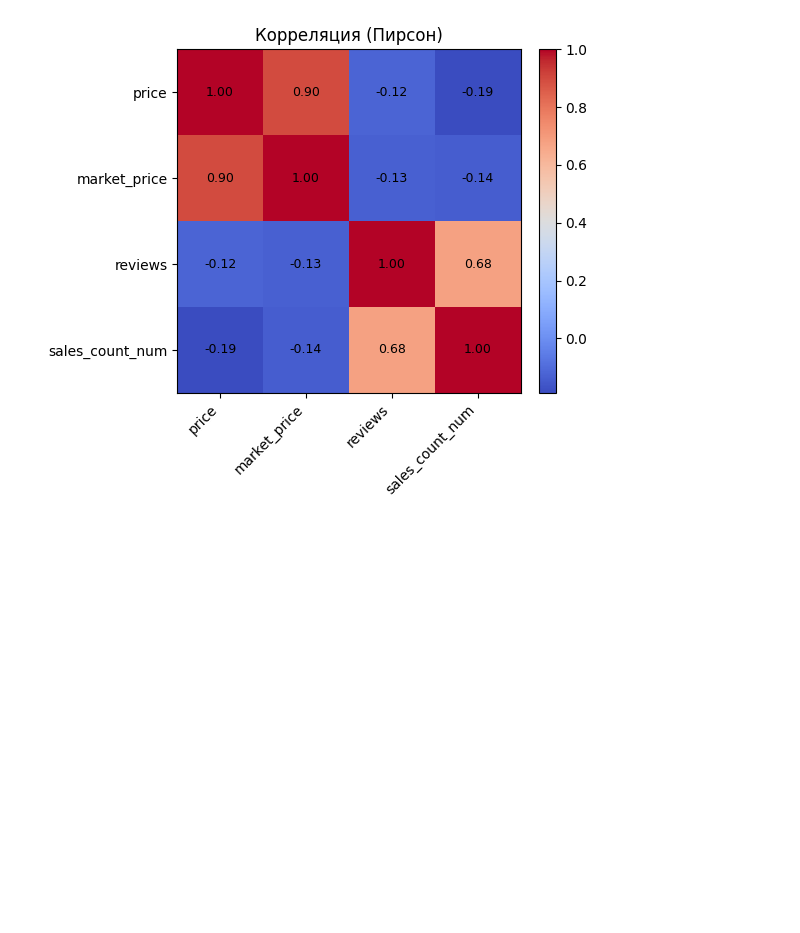
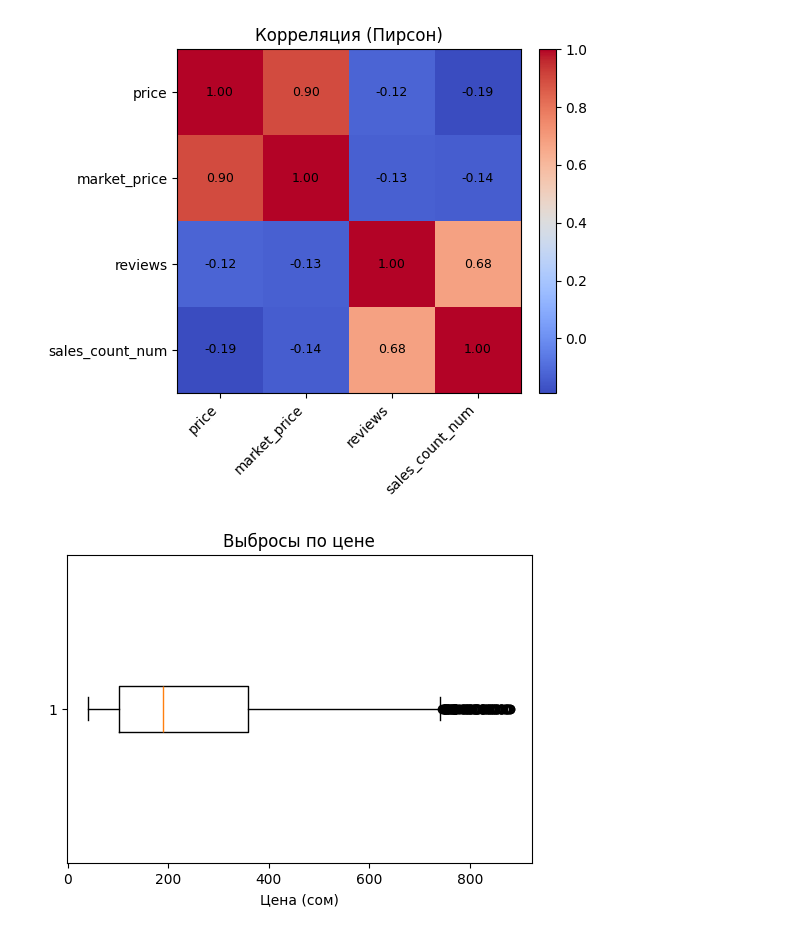
Before and after one commit to MuliShKa/Parsing-DataSince-, a Jupyter notebook: main3.ipynb, the cells around one changed output. Saved outputs shown, nothing was run; the diff lists cells and outputs as text; code cells hidden in the pictures; blank space fills up the shorter version.

```diff
--- a/main3.ipynb
+++ b/main3.ipynb
@@ -164,0 +162,30 @@ df
+# %%
+
+texts = df["Product_name"].astype(str)
+vec = TfidfVectorizer(lowercase=True, ngram_range=(1, 2), min_df=5, max_df=0.5)
+X = vec.fit_transform(texts)
+
+
+k = 6
+km = KMeans(n_clusters=k, n_init=10, random_state=42)
+clusters = km.fit_predict(X)
+
+terms = np.array(vec.get_feature_names_out())
+for i, idx in enumerate(km.cluster_centers_.argsort()[:, -10:][:, ::-1]):
+    print(f"\nCluster {i}: " + ", ".join(terms[idx]))
+
+
+cluster2cat = {
+    0: "Electronics",
+    1: "Clothing",
+    2: "Home & Kitchen",
+    3: "Beauty & Health",
+    4: "Sports & Outdoors",
+    5: "Toys & Hobbies"
+}
+
+
+df["Category_auto"] = pd.Series(clusters).map(cluster2cat).fillna("Other")
+
+
+df
@@ -258,3 +310,17 @@ plt.tight_layout()
 plt.show()
 # %% [output]
 [figure]
+# %%
+plt.figure(figsize=(6,4))
+plt.boxplot(df["price"].dropna(), vert=False)
+plt.title("Выбросы по цене")
+plt.xlabel("Цена (сом)")
+plt.show()
+
+Q1 = df["price"].quantile(0.25)
+Q3 = df["price"].quantile(0.75)
+IQR = Q3 - Q1
+
+outliers = df[(df["price"] < (Q1 - 1.5 * IQR)) | (df["price"] > (Q3 + 1.5 * IQR))]
+# %% [output]
+[figure, added]
```
Also changed, not shown: parts of 5 cells of this notebook.
